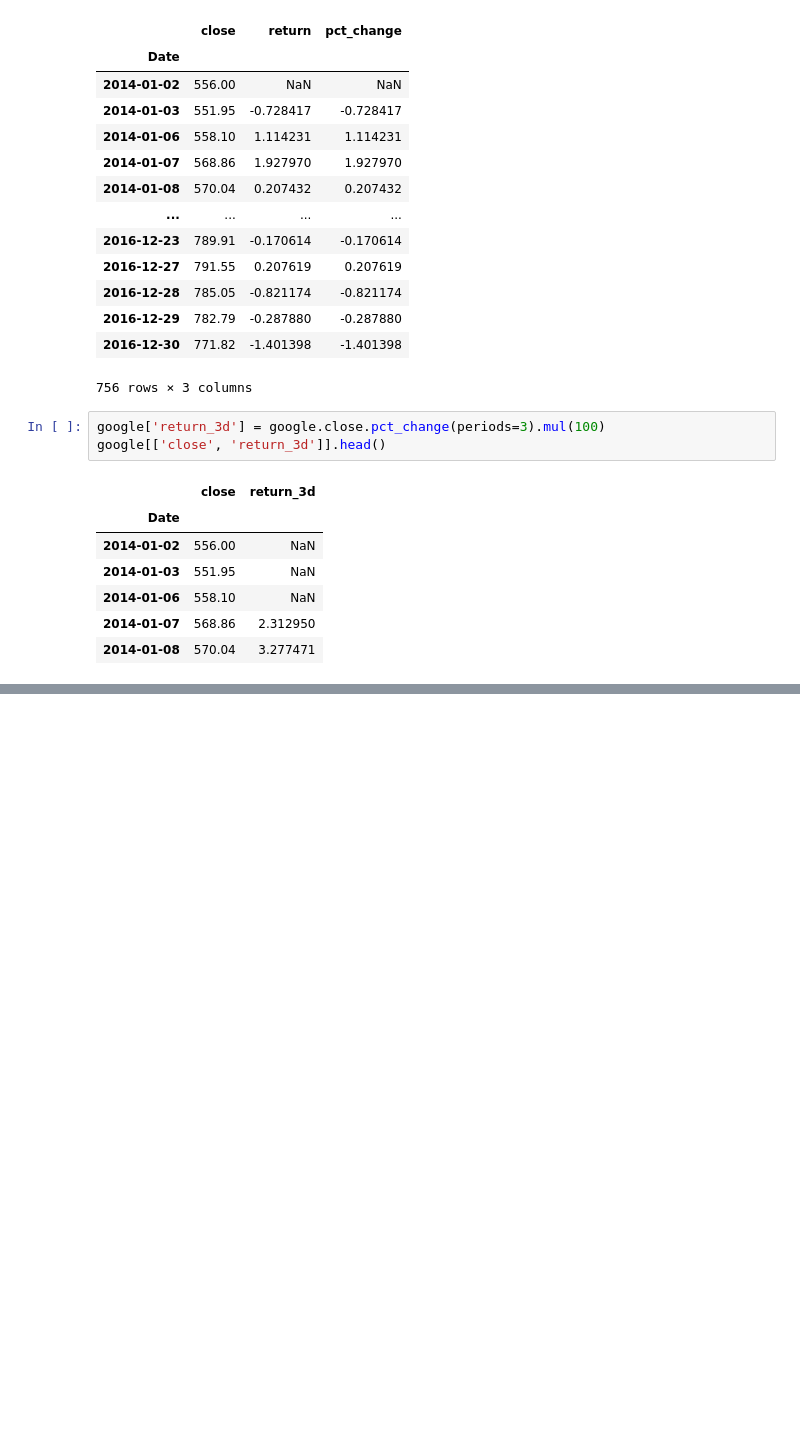
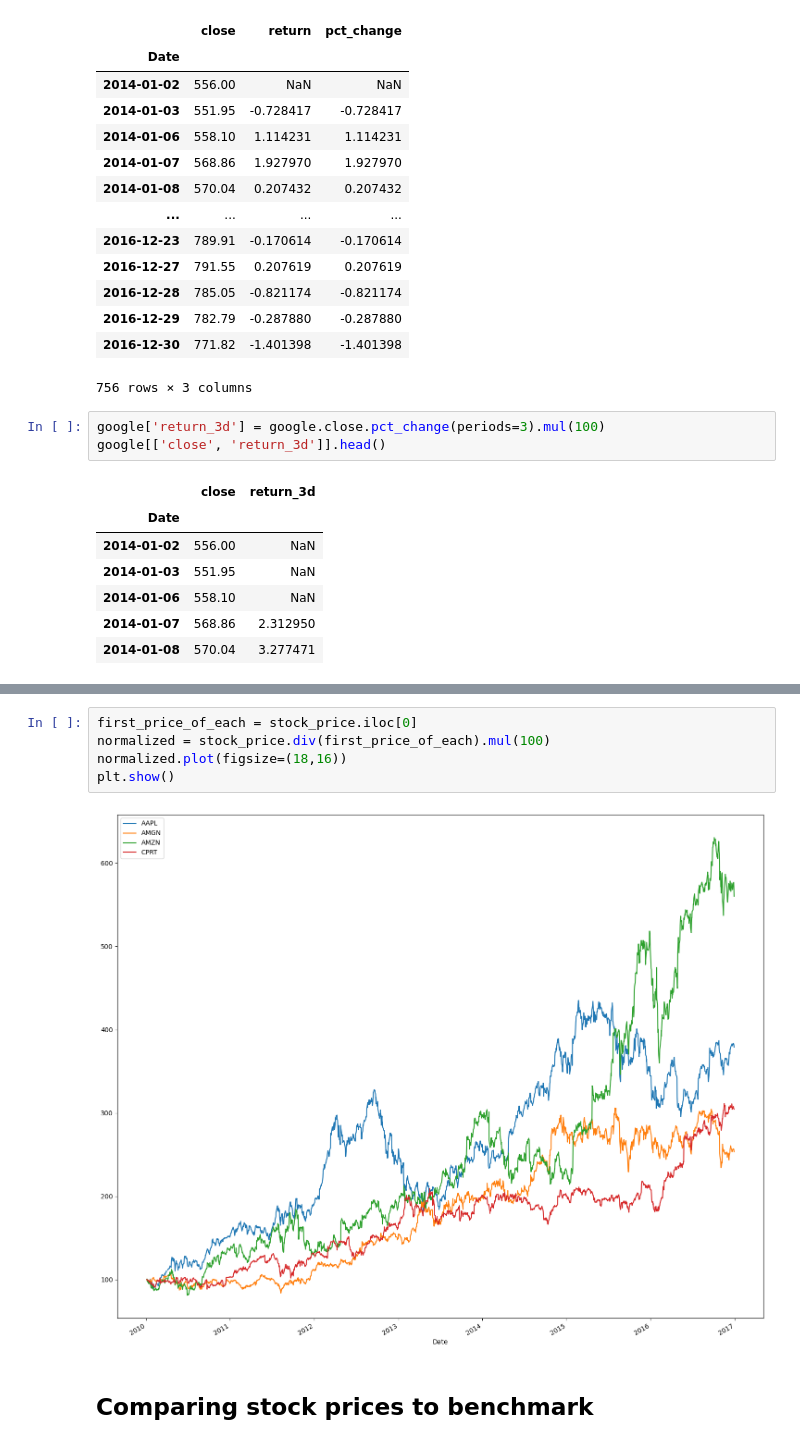
Before and after one commit to umutky/ds_study, a Jupyter notebook: timeseries.ipynb, the cells around one changed output, grey strips where cells are left out. Drawn from its saved outputs; the diff is of its cells as text; blank space fills up the shorter version.

```diff
--- a/timeseries.ipynb
+++ b/timeseries.ipynb
@@ -347,0 +367,9 @@ google[['close', 'return_3d']].head()
+# %%
+first_price_of_each = stock_price.iloc[0]
+normalized = stock_price.div(first_price_of_each).mul(100)
+normalized.plot(figsize=(18,16))
+plt.show()
+# %% [output]
+[figure, added]
+# %% [markdown]
+## Comparing stock prices to benchmark
```
Also changed, not shown: parts of 8 cells of this notebook, 25 other files.
